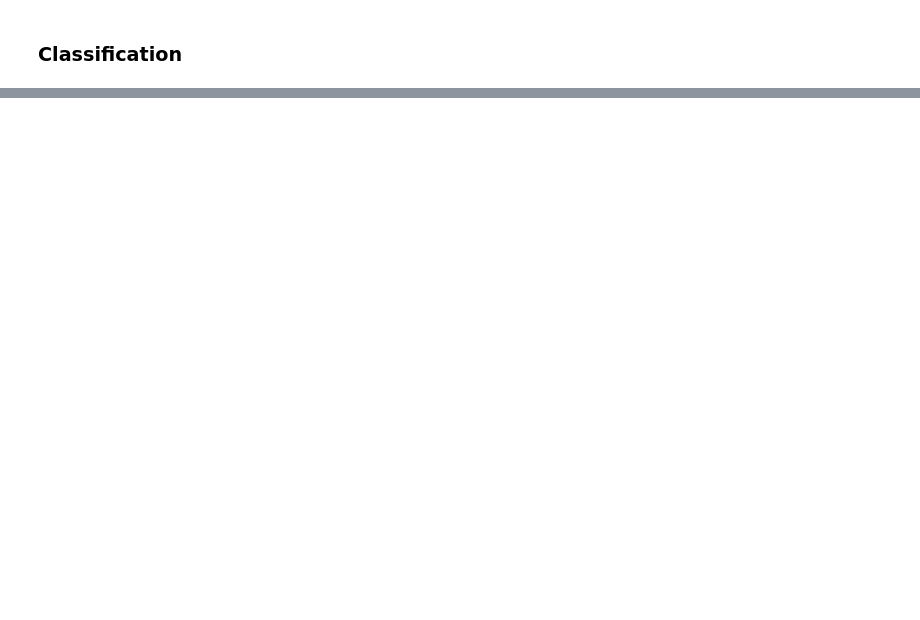
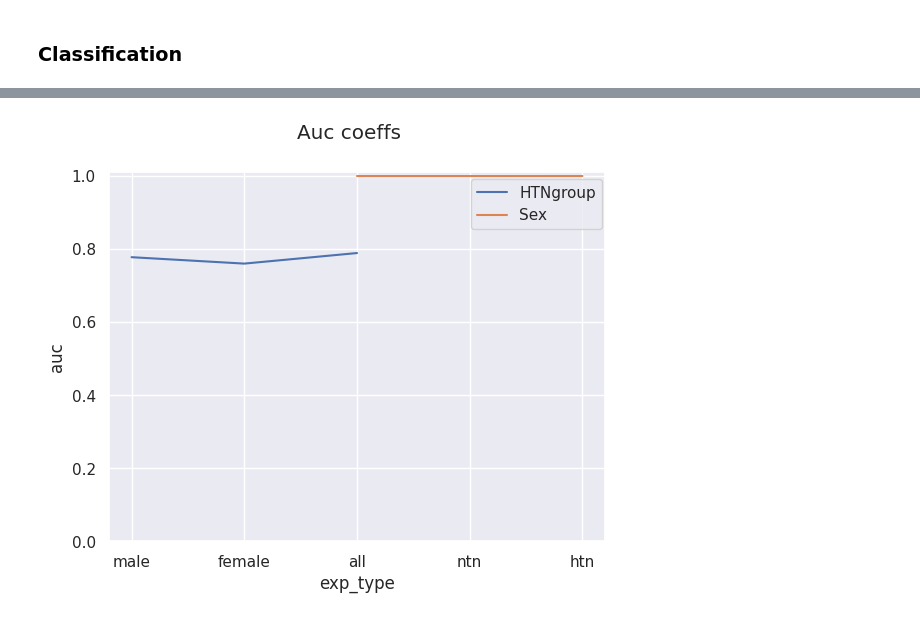
Before and after one commit to ipolharvard/biobank_olink, a Jupyter notebook: notebook/regression.ipynb, the cells around one changed output, grey strips where cells are left out. Cells and saved outputs as stored; diff of their text form; code cells hidden in the pictures; blank space fills up the shorter version.

```diff
--- a/notebook/regression.ipynb
+++ b/notebook/regression.ipynb
@@ -147,7 +147,7 @@ viz_regressions(reg_all)
 # %% [markdown]
 ### Classification
 # %%
-def run_classification_exp(ol, cl, n_jobs=6, exp_type=None):
+def run_classification_exp(ol, cl, n_jobs=10, exp_type=None):
     clas_results = []
 
     model = LogisticRegression(max_iter=1_000, random_state=SEED)
@@ -156,16 +156,19 @@ def run_classification_exp(ol, cl, n_jobs=6, exp_type=None):
 
     for col in tqdm(cl.columns, desc=f"Exp_type: {exp_type}"):
         y_true = cl[col].values
-        y_pred = cross_val_predict(model, reduced_x, y_true, cv=5, method="predict_proba", n_jobs=n_jobs)
+
+        y_nan_mask = ~np.isnan(y_true)
+        y_true = y_true[y_nan_mask]
+        x = reduced_x[y_nan_mask]
+
+        y_pred = cross_val_predict(model, x, y_true, cv=5, method="predict_proba", n_jobs=n_jobs)
         y_pred = y_pred[:, 1]
-
-        fpr, tpr, _ = roc_curve(y_true, y_pred)
 
         clas_results.append({
             "exp_type": exp_type,
             "col": col,
             "bacc": balanced_accuracy_score(y_true, y_pred > 0.5),
-            "auc": auc(fpr, tpr),
+            "auc": roc_auc_score(y_true, y_pred),
             "y_pred": y_pred,
             "y_true": y_true,
         })
@@ -174,11 +177,14 @@ def run_classification_exp(ol, cl, n_jobs=6, exp_type=None):
 
     return clas_results
 # %%
-clas_all = run_classification_exp(ol_df, vasc_df[cat_cols], exp_type="all")
-clas_male = run_classification_exp(ol_df.loc[vasc_df.Sex == 0], vasc_df.loc[vasc_df.Sex == 0][["HTN_on_SBP24"]], exp_type="male")
-clas_female = run_classification_exp(ol_df.loc[vasc_df.Sex == 1], vasc_df.loc[vasc_df.Sex == 1][["HTN_on_SBP24"]], exp_type="female")
-clas_ntn = run_classification_exp(ol_df.loc[vasc_df.HTN_on_SBP24 == 0], vasc_df.loc[vasc_df.HTN_on_SBP24 == 0][["Sex"]], exp_type="ntn")
-clas_htn = run_classification_exp(ol_df.loc[vasc_df.HTN_on_SBP24 == 1], vasc_df.loc[vasc_df.HTN_on_SBP24 == 1][["Sex"]], exp_type="htn")
+clas_cov_df = cov_df[["Sex"]]
+clas_cov_df["HTNgroup"] = cov_df.HTNgroup != 0
+
+clas_all = run_classification_exp(ol_df, clas_cov_df, exp_type="all")
+clas_male = run_classification_exp(ol_df.loc[clas_cov_df.Sex == 0], clas_cov_df.loc[clas_cov_df.Sex == 0][["HTNgroup"]], exp_type="male")
+clas_female = run_classification_exp(ol_df.loc[clas_cov_df.Sex == 1], clas_cov_df.loc[clas_cov_df.Sex == 1][["HTNgroup"]], exp_type="female")
+clas_ntn = run_classification_exp(ol_df.loc[cov_df.HTNgroup == 0], cov_df.loc[cov_df.HTNgroup == 0][["Sex"]], exp_type="ntn")
+clas_htn = run_classification_exp(ol_df.loc[cov_df.HTNgroup != 0], cov_df.loc[cov_df.HTNgroup != 0][["Sex"]], exp_type="htn")
 
 clas_results = [clas_male, clas_female, clas_all,  clas_ntn, clas_htn]
 clas_results = pd.concat([pd.DataFrame.from_dict(res) for res in clas_results], ignore_index=True)
@@ -185,8 +197,10 @@ clas_results = pd.concat([pd.DataFrame.from_dict(res) for res in clas_results],
 # %%
-fig = plt.figure(figsize=(5, 5))
+fig = plt.figure()
 fig.suptitle("Auc coeffs")
 ax = sns.lineplot(data=clas_results, x="exp_type", y="auc", hue="col")
-ax.set(ylim=(0, 1))
+ax.set(ylim=(0, None))
 plt.legend(bbox_to_anchor=(1.01, 1));
+# %% [output]
+[figure, added]
 # %%
 def viz_classification(clas_results):
```
Also changed, not shown: parts of 9 cells of this notebook, 5 other files.
